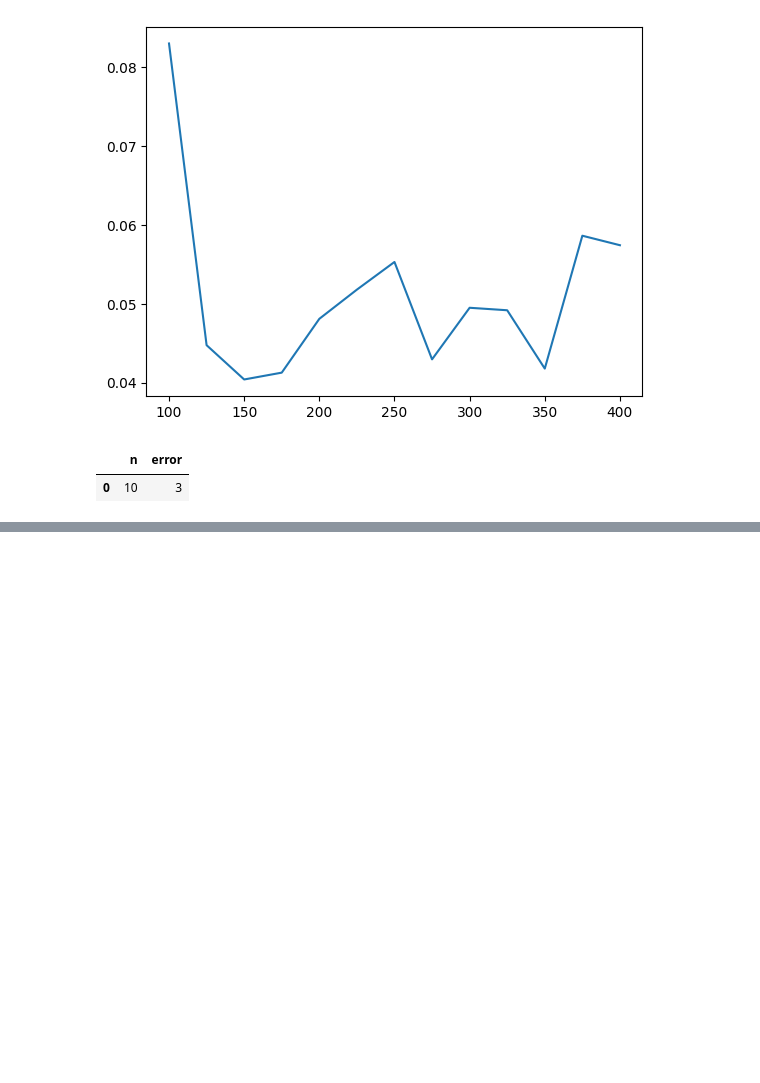
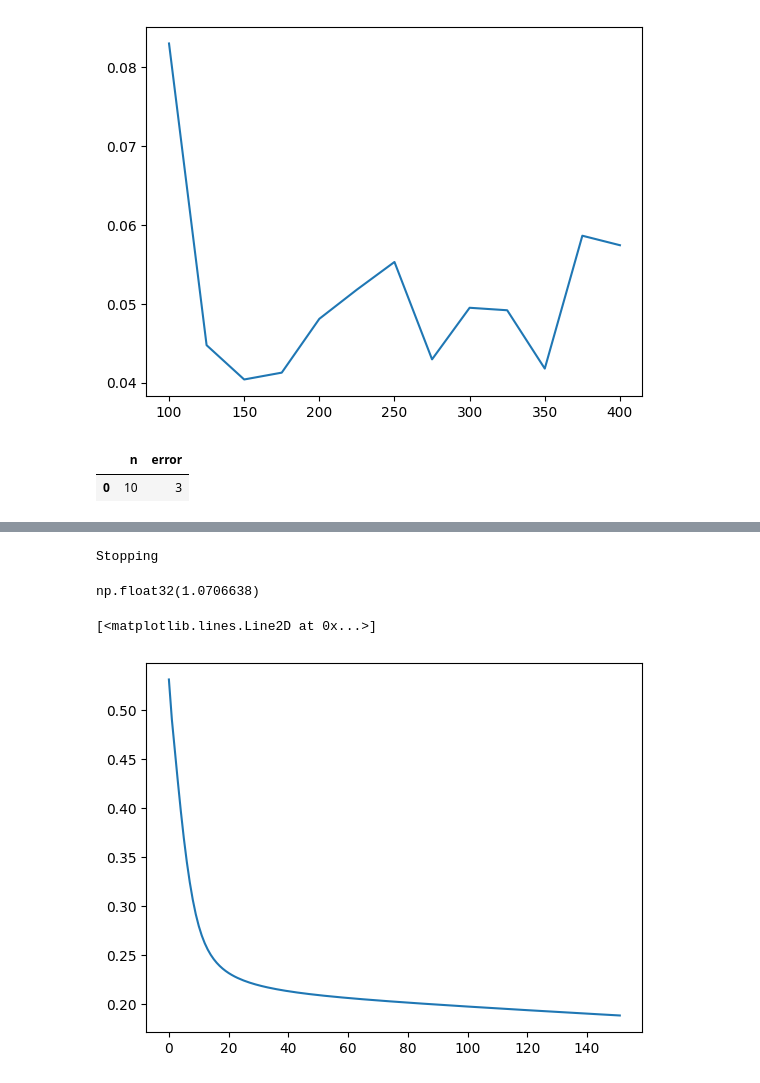
Before and after one commit to ceolson/metric-learning, a Jupyter notebook: scratch.ipynb, the cells around one changed output, grey strips where cells are left out. Saved outputs shown, nothing was run; the diff lists cells and outputs as text; code cells hidden in the pictures; blank space fills up the shorter version.

```diff
--- a/scratch.ipynb
+++ b/scratch.ipynb
@@ -172,0 +256,16 @@ results
+# %%
+standard_loss, fair_loss, audit, audit_true, worst_ratio, worst_ratio_true = learn_fair_classifiers(
+    X_train, Y_train, X_test, Y_test, A.detach().cpu().numpy(), Astar)
+# %% [output]
+Stopping
+# %%
+audit.lossratio_mean
+# %% [output]
+np.float32(1.0706638)
+# %%
+db = pd.read_csv("/Users/ceolson/Downloads/fairness_during_gd_out.csv")
+# %%
+plt.plot(db["AA^T to Kstar"])
+# %% [output]
+[<matplotlib.lines.Line2D at 0x...>]
+[figure, added]
```
Also changed, not shown: parts of 5 cells of this notebook, 1 other file.
